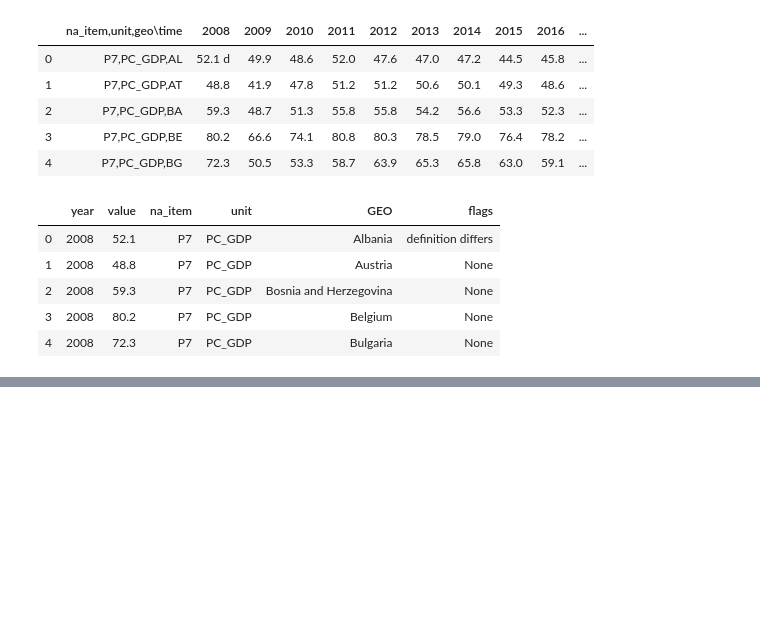
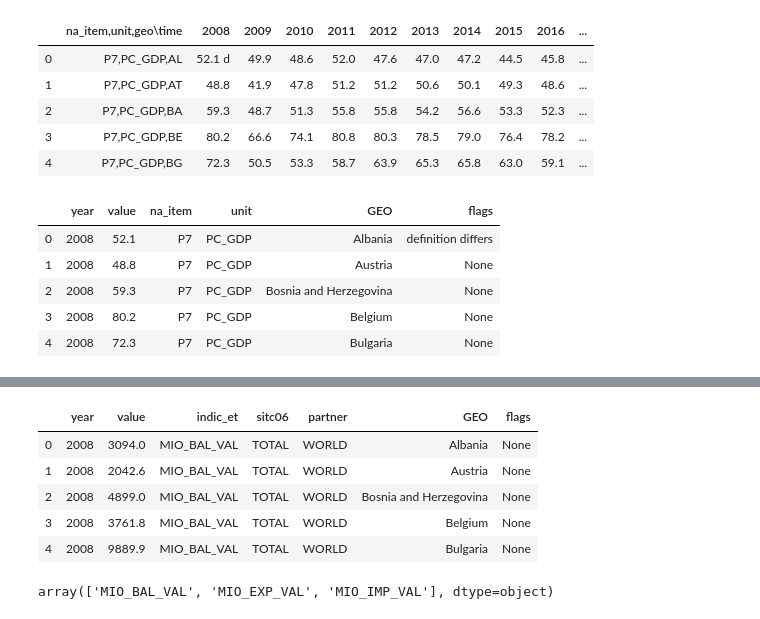
Before and after one commit to ADS-Group-15/eu-productivity-modeling, a Jupyter notebook: notebooks/eda_others.ipynb, the cells around one changed output, grey strips where cells are left out. Drawn from its saved outputs; the diff is of its cells as text; code cells hidden in the pictures; blank space fills up the shorter version.

```diff
--- a/notebooks/eda_others.ipynb
+++ b/notebooks/eda_others.ipynb
@@ -568,0 +582,14 @@ imports_df.head()
+# %%
+trade_df = preprocess(trade_df)
+trade_df.head()
+# %% [output]
+|  | year | value | indic_et | sitc06 | partner | GEO | flags |
+| 0 | 2008 | 3094.0 | MIO_BAL_VAL | TOTAL | WORLD | Albania | None |
+| 1 | 2008 | 2042.6 | MIO_BAL_VAL | TOTAL | WORLD | Austria | None |
+| 2 | 2008 | 4899.0 | MIO_BAL_VAL | TOTAL | WORLD | Bosnia and Herzegovina | None |
+| 3 | 2008 | 3761.8 | MIO_BAL_VAL | TOTAL | WORLD | Belgium | None |
+| 4 | 2008 | 9889.9 | MIO_BAL_VAL | TOTAL | WORLD | Bulgaria | None |
+# %%
+trade_df['indic_et'].unique()
+# %% [output]
+array(['MIO_BAL_VAL', 'MIO_EXP_VAL', 'MIO_IMP_VAL'], dtype=object)
```
Also changed, not shown: parts of 3 cells of this notebook, 1 other file.
